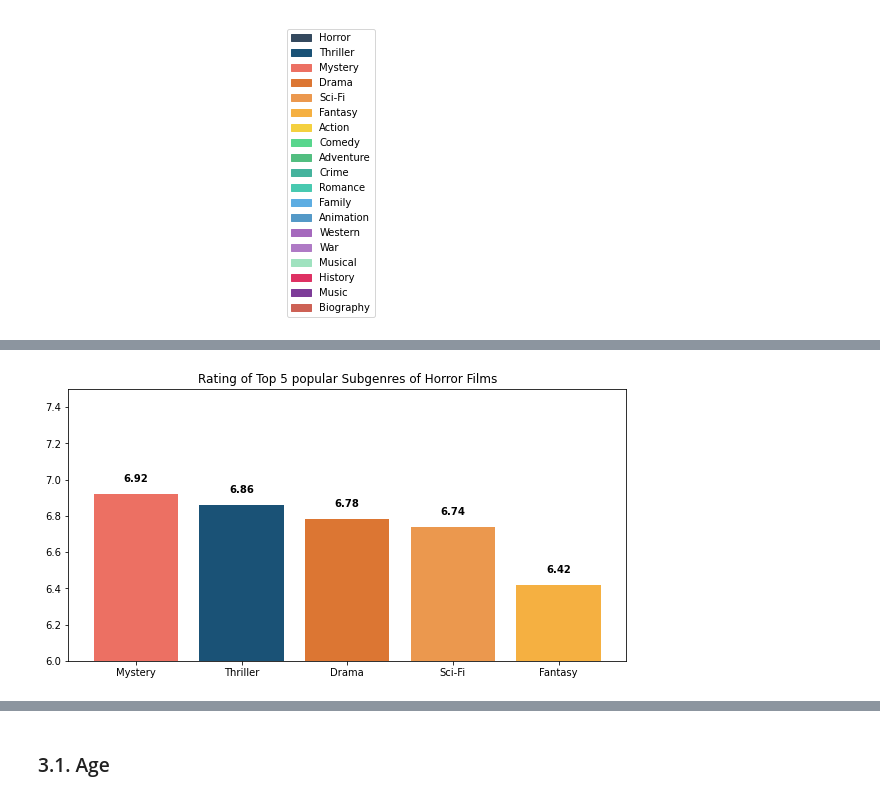
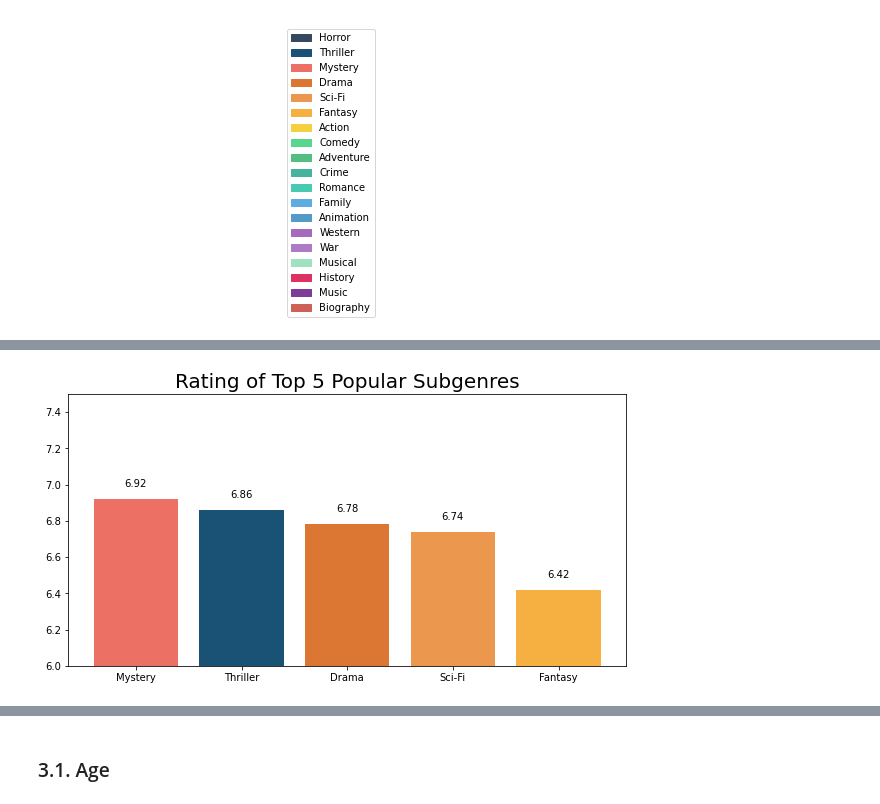
Before and after one commit to tl3472/GA4003-HorrorFilms, a Jupyter notebook: Horror Film Report.ipynb, the cells around one changed output, grey strips where cells are left out. Cells and saved outputs as stored; diff of their text form; code cells hidden in the pictures.

```diff
--- a/Horror Film Report.ipynb
+++ b/Horror Film Report.ipynb
@@ -154,7 +355,7 @@ Genre_count_top5 = Genre_count.head(5)
 plt.figure(figsize=(10,5))
 c = Genre_count['Genre'].apply(lambda x: colors_list[x])
 graph = plt.bar(Genre_count_top5.Genre,Genre_count_top5.Frequency, color = c)
-plt.title('Top 5 popular Subgenres of Horror Films')
+plt.title('Top 5 popular Subgenres of Horror Films',size =20)
 
 i = 0
 for p in graph:
@@ -164,8 +365,7 @@ for p in graph:
     plt.text(x+width/2,
              y+height*1.01,
              str(Genre_count.Propotion[i])+'%',
-             ha='center',
-             weight='bold')
+             ha='center')
     i+=1
 plt.show()
 # %% [output]
@@ -185,7 +389,7 @@ def genre_avgRating (genre):
             count += 1
     return float("{:.2f}".format(total_rating / count))
 # %%
-# get average rating of each film genre
+# Get average rating of each film genre
 a = pd.Series(np.concatenate(mainpage.Genre_list)).value_counts().index.tolist()
 b = pd.DataFrame({'Genre' : a})
 b['avg_rating'] = ""
@@ -193,4 +397,5 @@ for genre in b['Genre']:
     i = b['Genre'].tolist().index(genre)
     b['avg_rating'][i] = genre_avgRating(genre)
 Genre_Rating = b.sort_values(by='avg_rating', ascending=False).reset_index().drop(columns="index")
-Genre_Rating_top5 = Genre_Rating[Genre_Rating.Genre.isin(['Horror']) == False].head(5)
+Genre_Rating = Genre_Rating[Genre_Rating.Genre.isin(['Horror']) == False].reset_index().drop(columns="index")
+Genre_Rating_top5 = Genre_Rating.head(5)
@@ -196,0 +404,18 @@ Genre_Rating_top5 = Genre_Rating[Genre_Rating.Genre.isin(['Horror']) == False].h
+# %%
+# Plot the average rating of each subgenre
+plt.figure(figsize=(20,5))
+z = Genre_Rating['Genre'].apply(lambda x: colors_list[x])
+graph = plt.bar(Genre_Rating.Genre,Genre_Rating.avg_rating, color = z )
+plt.ylim(5.5,7.5)
+plt.title('Average Rating of Subgenres',size =20)
+
+i = 0
+for p in graph:
+    width = p.get_width()
+    height = p.get_height()
+    x, y = p.get_xy()
+    plt.text(x+width/2,
+             y+height*1.01,
+             str(Genre_Rating.avg_rating[i]),
+             ha='center')
+    i+=1
@@ -200,7 +435,7 @@ plt.figure(figsize=(10,5))
 c = Genre_Rating_top5['Genre'].apply(lambda x: colors_list[x])
 graph = plt.bar(Genre_Rating_top5.Genre,Genre_Rating_top5.avg_rating, color = c )
 plt.ylim(6,8)
-plt.title('Top 5 Rating Subgenres of Horror Films')
+plt.title('Top 5 Rating of Subgenres',size=20)
 i = 0
 for p in graph:
     width = p.get_width()
@@ -209,8 +444,7 @@ for p in graph:
     plt.text(x+width/2,
              y+height*1.01,
              str(Genre_Rating_top5.avg_rating[i]),
-             ha='center',
-             weight='bold')
+             ha='center')
     i+=1
 plt.annotate('Genre proportion <1%',xy = (0,7.5),
             xytext=(1.5,7.75),
@@ -252,22 +482,21 @@ Genre_Rating_count
 # %%
-#Top 5 Rating Subgenres of Horror Films
+#Rating of Top 5 Popular Subgenres
 plt.figure(figsize=(10,5))
 c = Genre_Rating_count['Genre'].apply(lambda x: colors_list[x])
 graph = plt.bar(Genre_Rating_count.Genre,Genre_Rating_count.avg_rating, color = c )
 plt.ylim(6,7.5)
-plt.title('Rating of Top 5 popular Subgenres of Horror Films')
+plt.title('Rating of Top 5 Popular Subgenres',size=20)
 i = 0
 for p in graph:
     width = p.get_width()
     height = p.get_height()
     x, y = p.get_xy()
     plt.text(x+width/2,
              y+height*1.01,
              str(Genre_Rating_count.avg_rating[i]),
-             ha='center',
-             weight='bold')
+             ha='center')
     i+=1
 
 plt.show()
 # %% [output]
-[figure, old version]
+[figure, new version]
```
Also changed, not shown: parts of 107 cells of this notebook.
